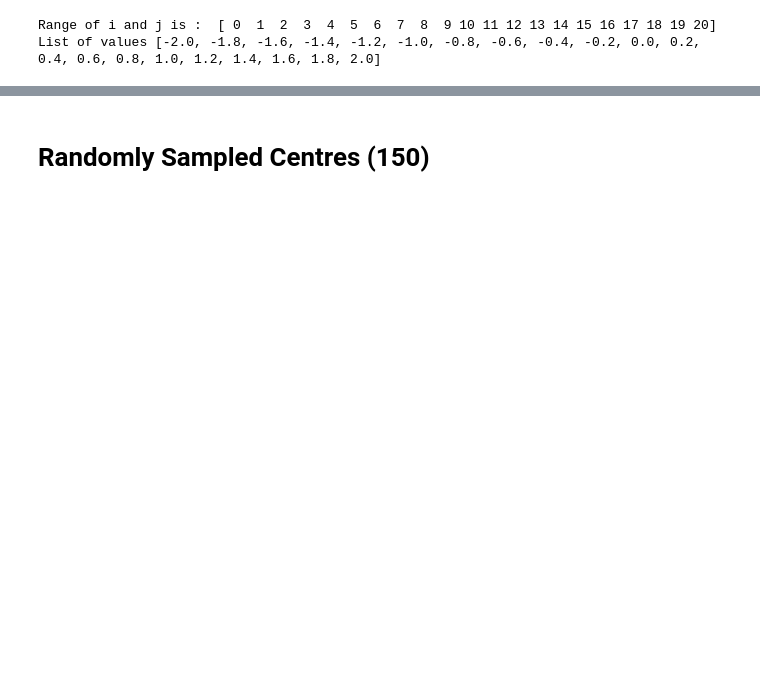
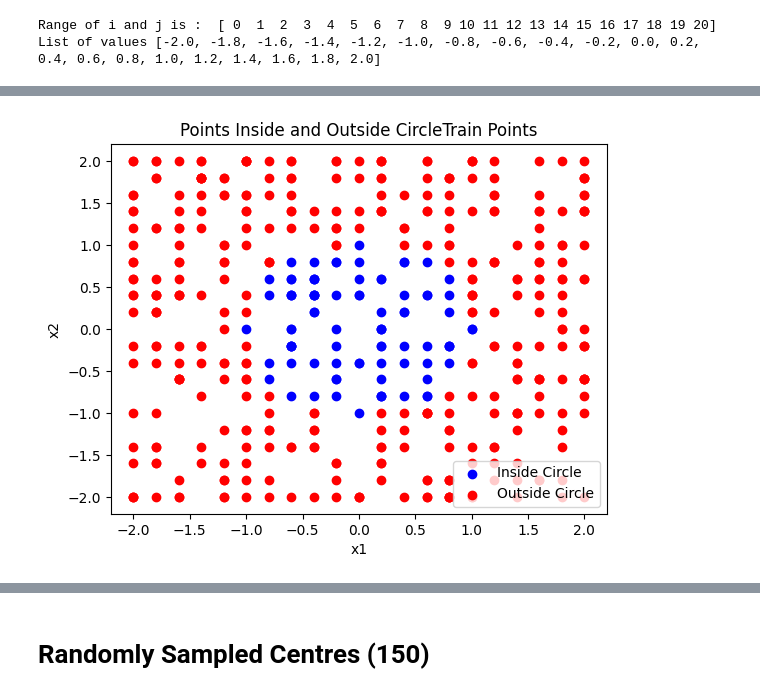
Before and after one commit to ursuladas/RBF_Network, a Jupyter notebook: A1_Q2.ipynb, the cells around one changed output, grey strips where cells are left out. Saved outputs shown, nothing was run; the diff lists cells and outputs as text; code cells hidden in the pictures; blank space fills up the shorter version.

```diff
--- a/A1_Q2.ipynb
+++ b/A1_Q2.ipynb
@@ -191,9 +341,2 @@ plt.show()
 # %%
-#returns rbf centres-441x2 matrix
-
-def centres(train_data):
-    return train_data
-
-
-rbf_centres=centres(train_data)
-print(rbf_centres)
+rbf_centres_1=rbf_centres_all(train_data)
@@ -247,11 +343,4 @@ rbf_output=rbf(train_data,rbf_centres,1)
+# %%
+rbf_all_output=rbf(train_data,rbf_centres_1,1)
 # %%
-def weights(rbf_output,op_labels):
-    G_pinv=np.linalg.pinv(rbf_output)
-    print(G_pinv.shape)
-    D=op_labels
-    print(D.shape)
-    W=np.dot(G_pinv,D)
-    print(W.shape)
-    return W
-
-W=weights(rbf_output,op_labels)
+W_all=weights(rbf_all_output,op_labels)
@@ -262,10 +347,2 @@ W=weights(rbf_output,op_labels)
 # %%
-def predict(W,G):
-#     Y=np.dot(W.T,G)
-    Y=np.dot(G,W)
-    Y=np.array(Y)
-    Y=np.sign(Y)
-    return Y
-
-Y=predict(W,rbf_output)
-Y.shape
+Y_all=predict(W_all,rbf_all_output)
@@ -342,0 +357,4 @@ op_df.to_csv('outputs.csv', index=True)
+# %%
+plot(train_data,Y_all,1)
+# %% [output]
+[figure, added]
```
Also changed, not shown: parts of 79 cells of this notebook.
